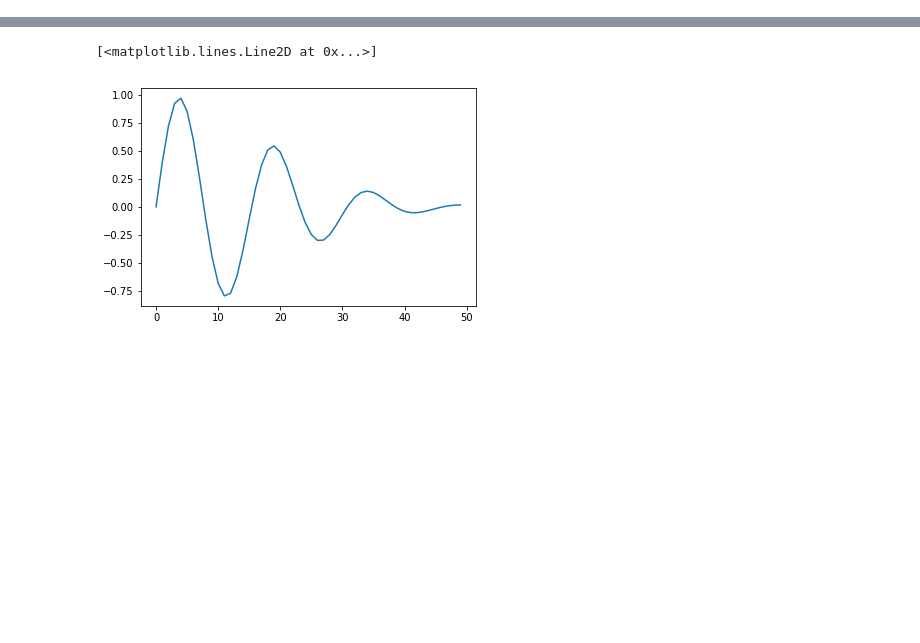
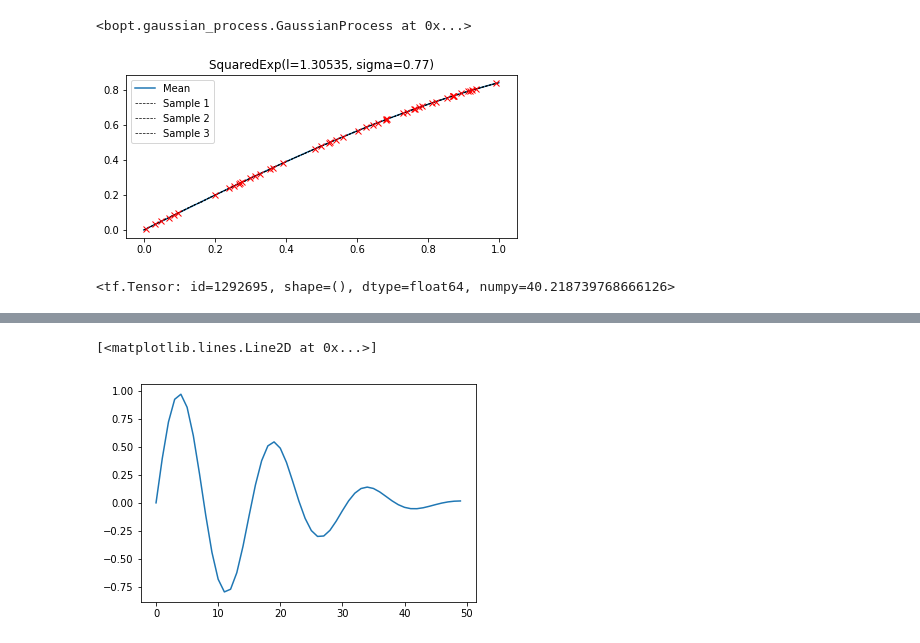
Before and after one commit to darthdeus/bopt, a Jupyter notebook: notebooks/TFP GP.ipynb, the cells around one changed output, grey strips where cells are left out. Saved outputs shown, nothing was run; the diff lists cells and outputs as text; code cells hidden in the pictures; blank space fills up the shorter version.

```diff
--- a/notebooks/TFP GP.ipynb
+++ b/notebooks/TFP GP.ipynb
@@ -60,0 +90,9 @@ NameError: name 'optimize' is not defined
+# %%
+bopt.GaussianProcess().fit(X.reshape(-1), Y).optimize_kernel().posterior(np.linspace(0., 1.)).plot_posterior()
+# %% [output]
+<bopt.gaussian_process.GaussianProcess at 0x...>
+[figure, added]
+# %%
+gp_nll(np.expand_dims(X_train, -1), y_train, 0.1, 0.1)
+# %% [output]
+<tf.Tensor: id=1292695, shape=(), dtype=float64, numpy=40.218739768666126>
```
Also changed, not shown: parts of 23 cells of this notebook, 3 other files.
